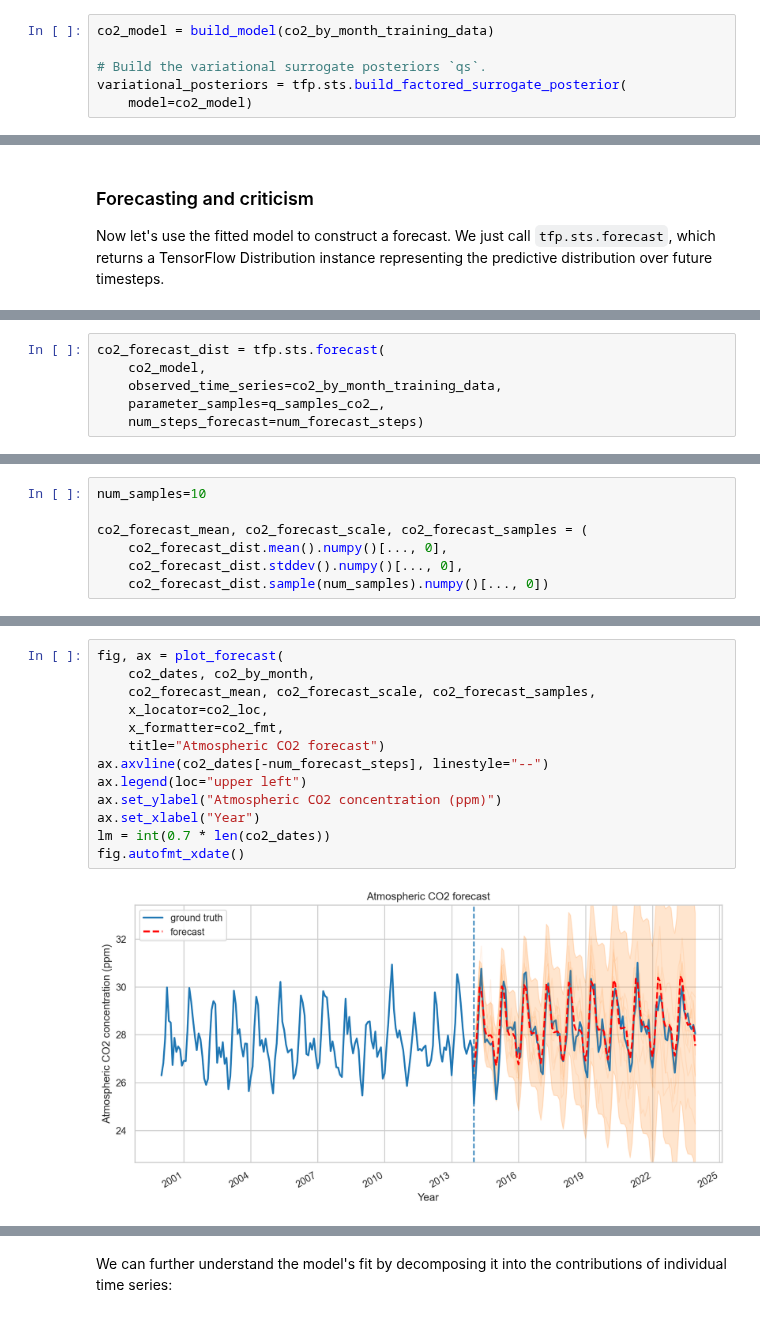
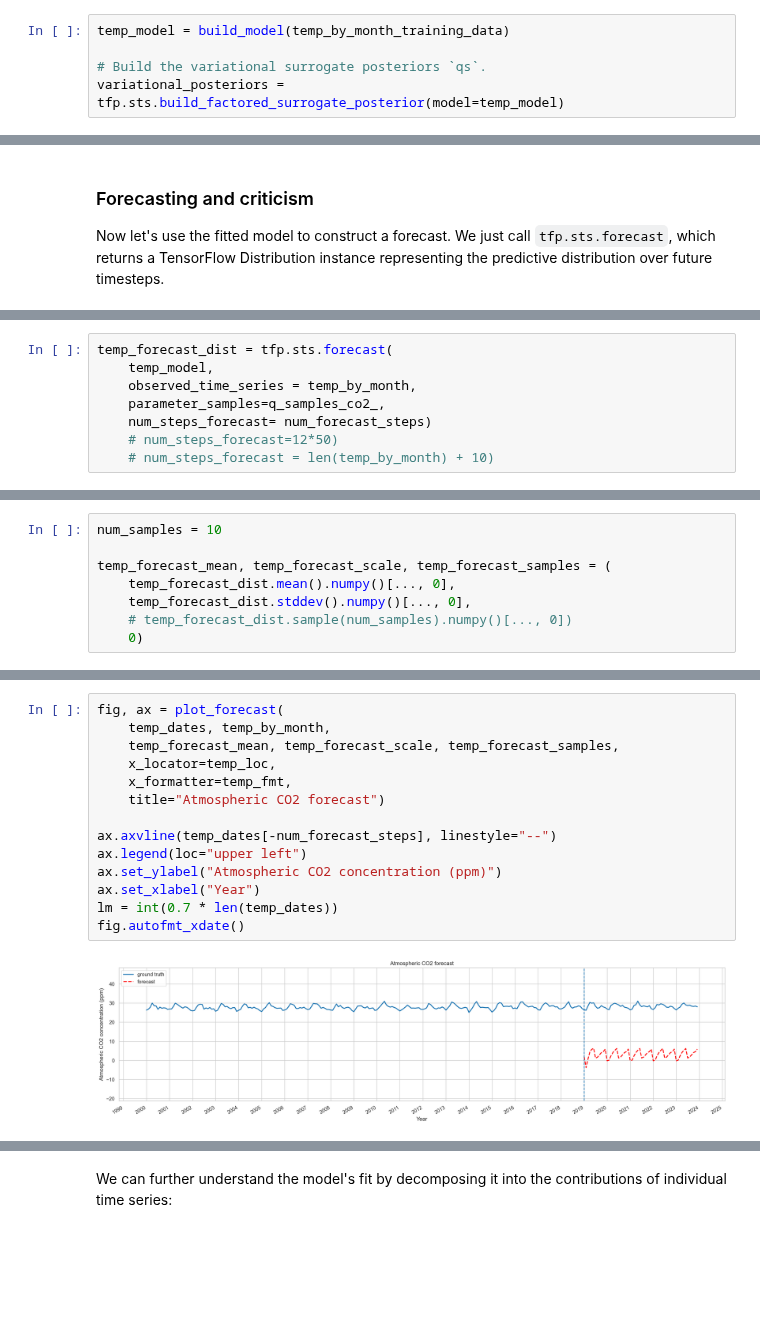
Before and after one commit to alaricespina/Thesis-Repository, a Jupyter notebook: Auto Regressive Ensemble Modelling/STS_Temperature.ipynb, the cells around one changed output, grey strips where cells are left out. Saved outputs shown, nothing was run; the diff lists cells and outputs as text; blank space fills up the shorter version.

```diff
--- a/Auto Regressive Ensemble Modelling/STS_Temperature.ipynb
+++ b/Auto Regressive Ensemble Modelling/STS_Temperature.ipynb
@@ -225,6 +223,5 @@ The `tfp.sts` forecasting methods require posterior samples as inputs, so we'll
 # %%
-co2_model = build_model(co2_by_month_training_data)
+temp_model = build_model(temp_by_month_training_data)
 
 # Build the variational surrogate posteriors `qs`.
-variational_posteriors = tfp.sts.build_factored_surrogate_posterior(
-    model=co2_model)
+variational_posteriors = tfp.sts.build_factored_surrogate_posterior(model=temp_model)
@@ -270,6 +275,8 @@ Now let's use the fitted model to construct a forecast. We just call `tfp.sts.fo
 # %%
-co2_forecast_dist = tfp.sts.forecast(
-    co2_model,
-    observed_time_series=co2_by_month_training_data,
+temp_forecast_dist = tfp.sts.forecast(
+    temp_model,
+    observed_time_series = temp_by_month,
     parameter_samples=q_samples_co2_,
-    num_steps_forecast=num_forecast_steps)
+    num_steps_forecast= num_forecast_steps)
+    # num_steps_forecast=12*50)
+    # num_steps_forecast = len(temp_by_month) + 10)
@@ -278,7 +285,8 @@ In particular, the `mean` and `stddev` of the forecast distribution give us a pr
 # %%
-num_samples=10
+num_samples = 10
 
-co2_forecast_mean, co2_forecast_scale, co2_forecast_samples = (
-    co2_forecast_dist.mean().numpy()[..., 0],
-    co2_forecast_dist.stddev().numpy()[..., 0],
-    co2_forecast_dist.sample(num_samples).numpy()[..., 0])
+temp_forecast_mean, temp_forecast_scale, temp_forecast_samples = (
+    temp_forecast_dist.mean().numpy()[..., 0],
+    temp_forecast_dist.stddev().numpy()[..., 0],
+    # temp_forecast_dist.sample(num_samples).numpy()[..., 0])
+    0)
@@ -285,15 +346,16 @@ co2_forecast_mean, co2_forecast_scale, co2_forecast_samples = (
 # %%
 fig, ax = plot_forecast(
-    co2_dates, co2_by_month,
-    co2_forecast_mean, co2_forecast_scale, co2_forecast_samples,
-    x_locator=co2_loc,
-    x_formatter=co2_fmt,
+    temp_dates, temp_by_month,
+    temp_forecast_mean, temp_forecast_scale, temp_forecast_samples,
+    x_locator=temp_loc,
+    x_formatter=temp_fmt,
     title="Atmospheric CO2 forecast")
-ax.axvline(co2_dates[-num_forecast_steps], linestyle="--")
+
+ax.axvline(temp_dates[-num_forecast_steps], linestyle="--")
 ax.legend(loc="upper left")
 ax.set_ylabel("Atmospheric CO2 concentration (ppm)")
 ax.set_xlabel("Year")
-lm = int(0.7 * len(co2_dates))
+lm = int(0.7 * len(temp_dates))
 fig.autofmt_xdate()
 # %% [output]
-[figure, old version]
+[figure, new version]
```
Also changed, not shown: parts of 27 cells of this notebook.
